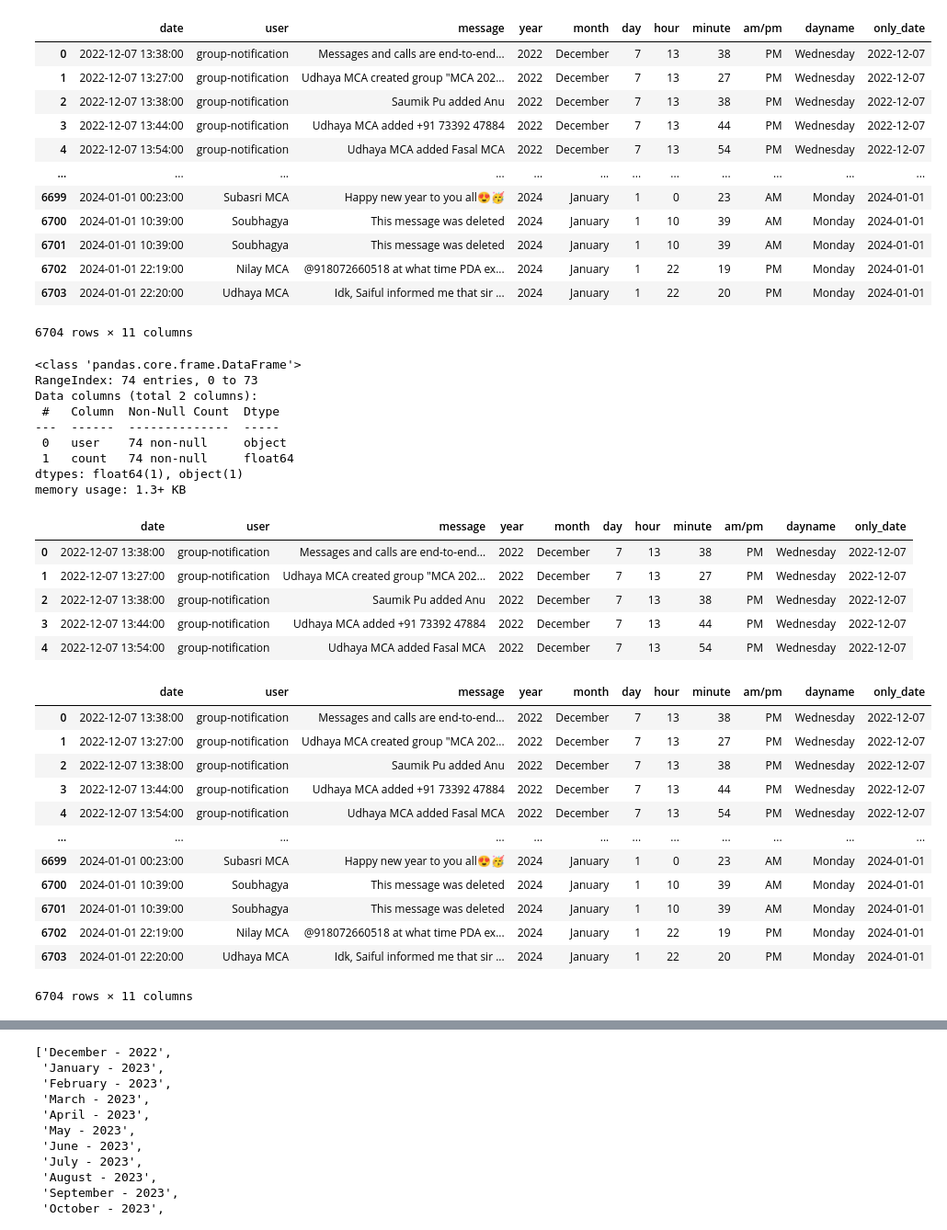
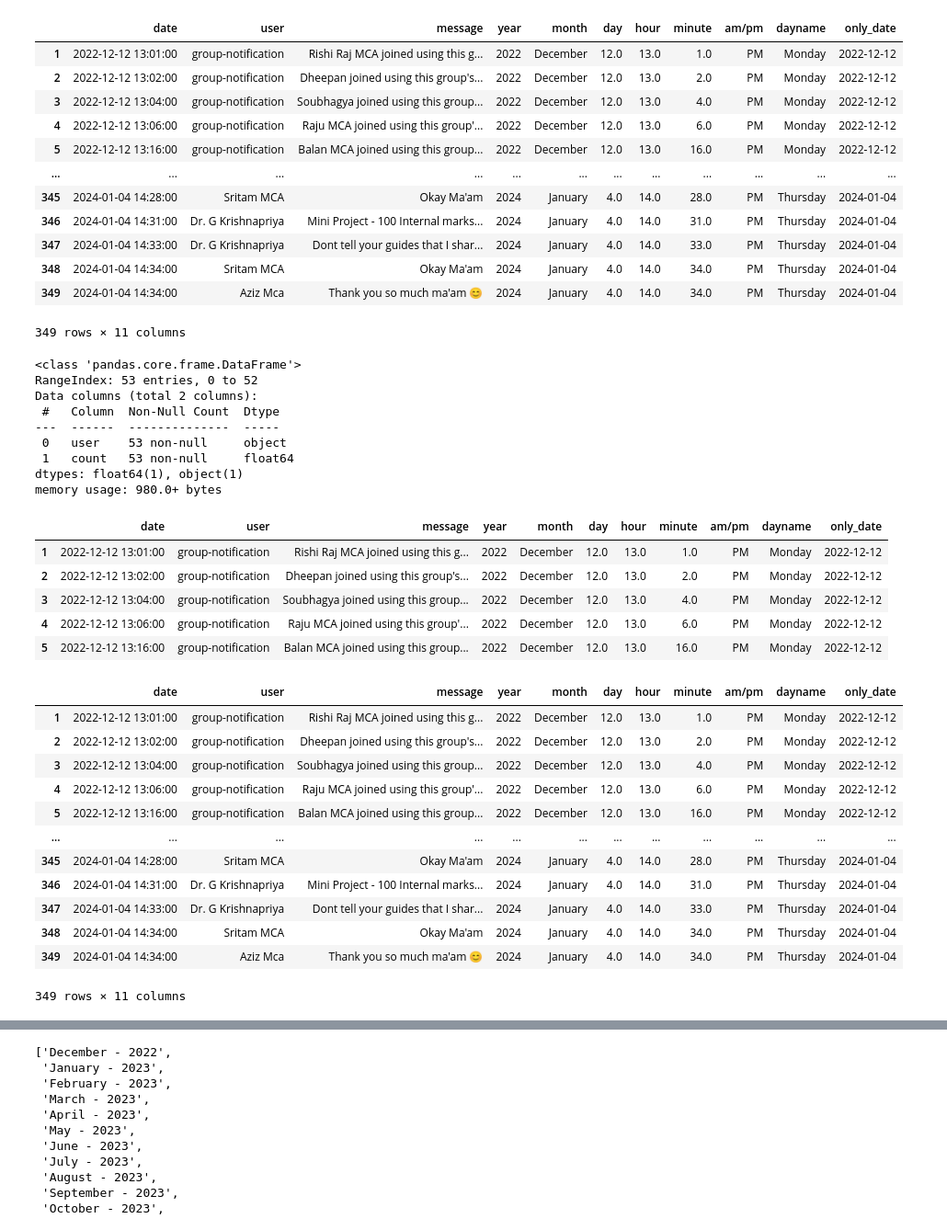
Before and after one commit to nil0711/miniproject, a Jupyter notebook: preprocess.ipynb, the cells around one changed output, grey strips where cells are left out. Shown at 92% size. Cells and saved outputs as stored; diff of their text form; code cells hidden in the pictures.

```diff
--- a/preprocess.ipynb
+++ b/preprocess.ipynb
@@ -8,7 +8,7 @@ import numpy as np
 from datetime import datetime
 
 # Open the text file
-with open('/home/anon/Downloads/WhatsApp Chat with MCA 2022-24 Unofficial(1).txt', 'r') as f:
+with open('/home/anon/Downloads/WhatsApp Chat with Management Concepts and Strategies.txt', 'r') as f:
     # Read the lines from the file
     lines = f.readlines()
 
@@ -62,45 +62,45 @@ df['date'] = df['date'].dt.strftime('%d/%m/%y %I:%M %p')
 df['usermessage'] = df['usermessage'].str.lstrip('-')
 
 
 df[['user', 'message']] = df['usermessage'].str.extract(r'([^:]+):?(.*)')
 
 df.drop('usermessage', axis=1, inplace=True)
 df.loc[df['message'] == '', 'message'] = df['user']
 df.loc[df['message'] == df['user'], 'user'] = 'group-notification'
 df['date'] = pd.to_datetime(df['date'], format='%d/%m/%y %I:%M %p')
 
 # Create new columns
 df['year'] = df['date'].dt.year
 df['month'] = df['date'].dt.strftime('%B')  # Full month name
 df['day'] = df['date'].dt.day
 df['hour'] = df['date'].dt.hour
 df['minute'] = df['date'].dt.minute
 df['am/pm'] = df['date'].dt.strftime('%p')
 df['dayname']=df['date'].dt.day_name()
 
 df['only_date']=df['date'].dt.date
 
 # Drop the original 'date' column
 
 
 
 df = df[~np.isnan(df['year'])]
 df['year'] = df['year'].astype(int)
 df
 # %% [output]
 |  | date | user | message | year | month | day | hour | minute | am/pm | dayname | only_date |
-| 0 | 2022-12-07 13:38:00 | group-notification | Messages and calls are end-to-end... | 2022 | December | 7 | 13 | 38 | PM | Wednesday | 2022-12-07 |
-| 1 | 2022-12-07 13:27:00 | group-notification | Udhaya MCA created group "MCA 202... | 2022 | December | 7 | 13 | 27 | PM | Wednesday | 2022-12-07 |
-| 2 | 2022-12-07 13:38:00 | group-notification | Saumik Pu added Anu | 2022 | December | 7 | 13 | 38 | PM | Wednesday | 2022-12-07 |
-| 3 | 2022-12-07 13:44:00 | group-notification | Udhaya MCA added +91 73392 47884 | 2022 | December | 7 | 13 | 44 | PM | Wednesday | 2022-12-07 |
-| 4 | 2022-12-07 13:54:00 | group-notification | Udhaya MCA added Fasal MCA | 2022 | December | 7 | 13 | 54 | PM | Wednesday | 2022-12-07 |
+| 1 | 2022-12-12 13:01:00 | group-notification | Rishi Raj MCA joined using this g... | 2022 | December | 12.0 | 13.0 | 1.0 | PM | Monday | 2022-12-12 |
+| 2 | 2022-12-12 13:02:00 | group-notification | Dheepan joined using this group's... | 2022 | December | 12.0 | 13.0 | 2.0 | PM | Monday | 2022-12-12 |
+| 3 | 2022-12-12 13:04:00 | group-notification | Soubhagya joined using this group... | 2022 | December | 12.0 | 13.0 | 4.0 | PM | Monday | 2022-12-12 |
+| 4 | 2022-12-12 13:06:00 | group-notification | Raju MCA joined using this group'... | 2022 | December | 12.0 | 13.0 | 6.0 | PM | Monday | 2022-12-12 |
+| 5 | 2022-12-12 13:16:00 | group-notification | Balan MCA joined using this group... | 2022 | December | 12.0 | 13.0 | 16.0 | PM | Monday | 2022-12-12 |
 | ... | ... | ... | ... | ... | ... | ... | ... | ... | ... | ... | ... |
-| 6699 | 2024-01-01 00:23:00 | Subasri MCA | Happy new year to you all😍🥳 | 2024 | January | 1 | 0 | 23 | AM | Monday | 2024-01-01 |
-| 6700 | 2024-01-01 10:39:00 | Soubhagya | This message was deleted | 2024 | January | 1 | 10 | 39 | AM | Monday | 2024-01-01 |
-| 6701 | 2024-01-01 10:39:00 | Soubhagya | This message was deleted | 2024 | January | 1 | 10 | 39 | AM | Monday | 2024-01-01 |
-| 6702 | 2024-01-01 22:19:00 | Nilay MCA | @918072660518 at what time PDA ex... | 2024 | January | 1 | 22 | 19 | PM | Monday | 2024-01-01 |
-| 6703 | 2024-01-01 22:20:00 | Udhaya MCA | Idk, Saiful informed me that sir ... | 2024 | January | 1 | 22 | 20 | PM | Monday | 2024-01-01 |
+| 345 | 2024-01-04 14:28:00 | Sritam MCA | Okay Ma'am | 2024 | January | 4.0 | 14.0 | 28.0 | PM | Thursday | 2024-01-04 |
+| 346 | 2024-01-04 14:31:00 | Dr. G Krishnapriya | Mini Project - 100 Internal marks... | 2024 | January | 4.0 | 14.0 | 31.0 | PM | Thursday | 2024-01-04 |
+| 347 | 2024-01-04 14:33:00 | Dr. G Krishnapriya | Dont tell your guides that I shar... | 2024 | January | 4.0 | 14.0 | 33.0 | PM | Thursday | 2024-01-04 |
+| 348 | 2024-01-04 14:34:00 | Sritam MCA | Okay Ma'am | 2024 | January | 4.0 | 14.0 | 34.0 | PM | Thursday | 2024-01-04 |
+| 349 | 2024-01-04 14:34:00 | Aziz Mca | Thank you so much ma'am 😊 | 2024 | January | 4.0 | 14.0 | 34.0 | PM | Thursday | 2024-01-04 |
-6704 rows × 11 columns
+349 rows × 11 columns
 # %%
 cf = df
 keywords = ['added', 'left', 'security', 'changed', 'removed', 'deleted', 'group-notification']
@@ -110,20 +110,20 @@ pd.DataFrame(round(cf['user'].value_counts()/len(cf)*100,2)).reset_index().info(
 df.head()
 # %% [output]
 <class 'pandas.core.frame.DataFrame'>
-RangeIndex: 74 entries, 0 to 73
+RangeIndex: 53 entries, 0 to 52
 Data columns (total 2 columns):
  #   Column  Non-Null Count  Dtype
 ---  ------  --------------  -----
- 0   user    74 non-null     object
- 1   count   74 non-null     float64
+ 0   user    53 non-null     object
+ 1   count   53 non-null     float64
 dtypes: float64(1), object(1)
-memory usage: 1.3+ KB
+memory usage: 980.0+ bytes
 |  | date | user | message | year | month | day | hour | minute | am/pm | dayname | only_date |
-| 0 | 2022-12-07 13:38:00 | group-notification | Messages and calls are end-to-end... | 2022 | December | 7 | 13 | 38 | PM | Wednesday | 2022-12-07 |
-| 1 | 2022-12-07 13:27:00 | group-notification | Udhaya MCA created group "MCA 202... | 2022 | December | 7 | 13 | 27 | PM | Wednesday | 2022-12-07 |
-| 2 | 2022-12-07 13:38:00 | group-notification | Saumik Pu added Anu | 2022 | December | 7 | 13 | 38 | PM | Wednesday | 2022-12-07 |
-| 3 | 2022-12-07 13:44:00 | group-notification | Udhaya MCA added +91 73392 47884 | 2022 | December | 7 | 13 | 44 | PM | Wednesday | 2022-12-07 |
-| 4 | 2022-12-07 13:54:00 | group-notification | Udhaya MCA added Fasal MCA | 2022 | December | 7 | 13 | 54 | PM | Wednesday | 2022-12-07 |
+| 1 | 2022-12-12 13:01:00 | group-notification | Rishi Raj MCA joined using this g... | 2022 | December | 12.0 | 13.0 | 1.0 | PM | Monday | 2022-12-12 |
+| 2 | 2022-12-12 13:02:00 | group-notification | Dheepan joined using this group's... | 2022 | December | 12.0 | 13.0 | 2.0 | PM | Monday | 2022-12-12 |
+| 3 | 2022-12-12 13:04:00 | group-notification | Soubhagya joined using this group... | 2022 | December | 12.0 | 13.0 | 4.0 | PM | Monday | 2022-12-12 |
+| 4 | 2022-12-12 13:06:00 | group-notification | Raju MCA joined using this group'... | 2022 | December | 12.0 | 13.0 | 6.0 | PM | Monday | 2022-12-12 |
+| 5 | 2022-12-12 13:16:00 | group-notification | Balan MCA joined using this group... | 2022 | December | 12.0 | 13.0 | 16.0 | PM | Monday | 2022-12-12 |
 # %%
 cf=df
 keywords = ['added', 'left', 'security', 'changed', 'removed', 'deleted', 'group-notification']
@@ -134,18 +134,18 @@ stop_hinglish=f.read()
 df
 # %% [output]
 |  | date | user | message | year | month | day | hour | minute | am/pm | dayname | only_date |
-| 0 | 2022-12-07 13:38:00 | group-notification | Messages and calls are end-to-end... | 2022 | December | 7 | 13 | 38 | PM | Wednesday | 2022-12-07 |
-| 1 | 2022-12-07 13:27:00 | group-notification | Udhaya MCA created group "MCA 202... | 2022 | December | 7 | 13 | 27 | PM | Wednesday | 2022-12-07 |
-| 2 | 2022-12-07 13:38:00 | group-notification | Saumik Pu added Anu | 2022 | December | 7 | 13 | 38 | PM | Wednesday | 2022-12-07 |
-| 3 | 2022-12-07 13:44:00 | group-notification | Udhaya MCA added +91 73392 47884 | 2022 | December | 7 | 13 | 44 | PM | Wednesday | 2022-12-07 |
-| 4 | 2022-12-07 13:54:00 | group-notification | Udhaya MCA added Fasal MCA | 2022 | December | 7 | 13 | 54 | PM | Wednesday | 2022-12-07 |
+| 1 | 2022-12-12 13:01:00 | group-notification | Rishi Raj MCA joined using this g... | 2022 | December | 12.0 | 13.0 | 1.0 | PM | Monday | 2022-12-12 |
+| 2 | 2022-12-12 13:02:00 | group-notification | Dheepan joined using this group's... | 2022 | December | 12.0 | 13.0 | 2.0 | PM | Monday | 2022-12-12 |
+| 3 | 2022-12-12 13:04:00 | group-notification | Soubhagya joined using this group... | 2022 | December | 12.0 | 13.0 | 4.0 | PM | Monday | 2022-12-12 |
+| 4 | 2022-12-12 13:06:00 | group-notification | Raju MCA joined using this group'... | 2022 | December | 12.0 | 13.0 | 6.0 | PM | Monday | 2022-12-12 |
+| 5 | 2022-12-12 13:16:00 | group-notification | Balan MCA joined using this group... | 2022 | December | 12.0 | 13.0 | 16.0 | PM | Monday | 2022-12-12 |
 | ... | ... | ... | ... | ... | ... | ... | ... | ... | ... | ... | ... |
-| 6699 | 2024-01-01 00:23:00 | Subasri MCA | Happy new year to you all😍🥳 | 2024 | January | 1 | 0 | 23 | AM | Monday | 2024-01-01 |
-| 6700 | 2024-01-01 10:39:00 | Soubhagya | This message was deleted | 2024 | January | 1 | 10 | 39 | AM | Monday | 2024-01-01 |
-| 6701 | 2024-01-01 10:39:00 | Soubhagya | This message was deleted | 2024 | January | 1 | 10 | 39 | AM | Monday | 2024-01-01 |
-| 6702 | 2024-01-01 22:19:00 | Nilay MCA | @918072660518 at what time PDA ex... | 2024 | January | 1 | 22 | 19 | PM | Monday | 2024-01-01 |
-| 6703 | 2024-01-01 22:20:00 | Udhaya MCA | Idk, Saiful informed me that sir ... | 2024 | January | 1 | 22 | 20 | PM | Monday | 2024-01-01 |
+| 345 | 2024-01-04 14:28:00 | Sritam MCA | Okay Ma'am | 2024 | January | 4.0 | 14.0 | 28.0 | PM | Thursday | 2024-01-04 |
+| 346 | 2024-01-04 14:31:00 | Dr. G Krishnapriya | Mini Project - 100 Internal marks... | 2024 | January | 4.0 | 14.0 | 31.0 | PM | Thursday | 2024-01-04 |
+| 347 | 2024-01-04 14:33:00 | Dr. G Krishnapriya | Dont tell your guides that I shar... | 2024 | January | 4.0 | 14.0 | 33.0 | PM | Thursday | 2024-01-04 |
+| 348 | 2024-01-04 14:34:00 | Sritam MCA | Okay Ma'am | 2024 | January | 4.0 | 14.0 | 34.0 | PM | Thursday | 2024-01-04 |
+| 349 | 2024-01-04 14:34:00 | Aziz Mca | Thank you so much ma'am 😊 | 2024 | January | 4.0 | 14.0 | 34.0 | PM | Thursday | 2024-01-04 |
-6704 rows × 11 columns
+349 rows × 11 columns
 # %%
 words=[]
 for message in cf['message']:
```
Also changed, not shown: parts of 23 cells of this notebook, 3 other files.
